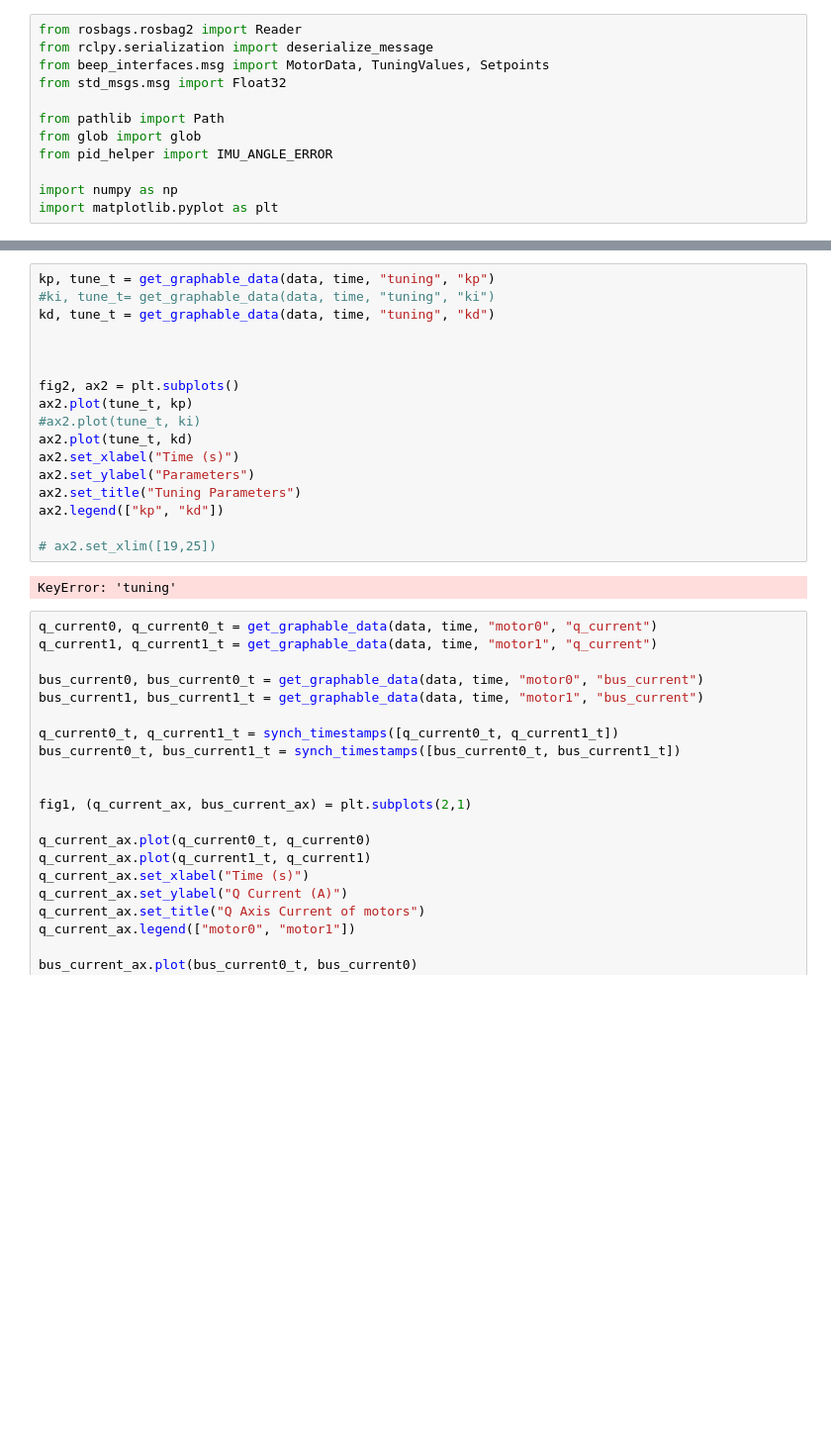
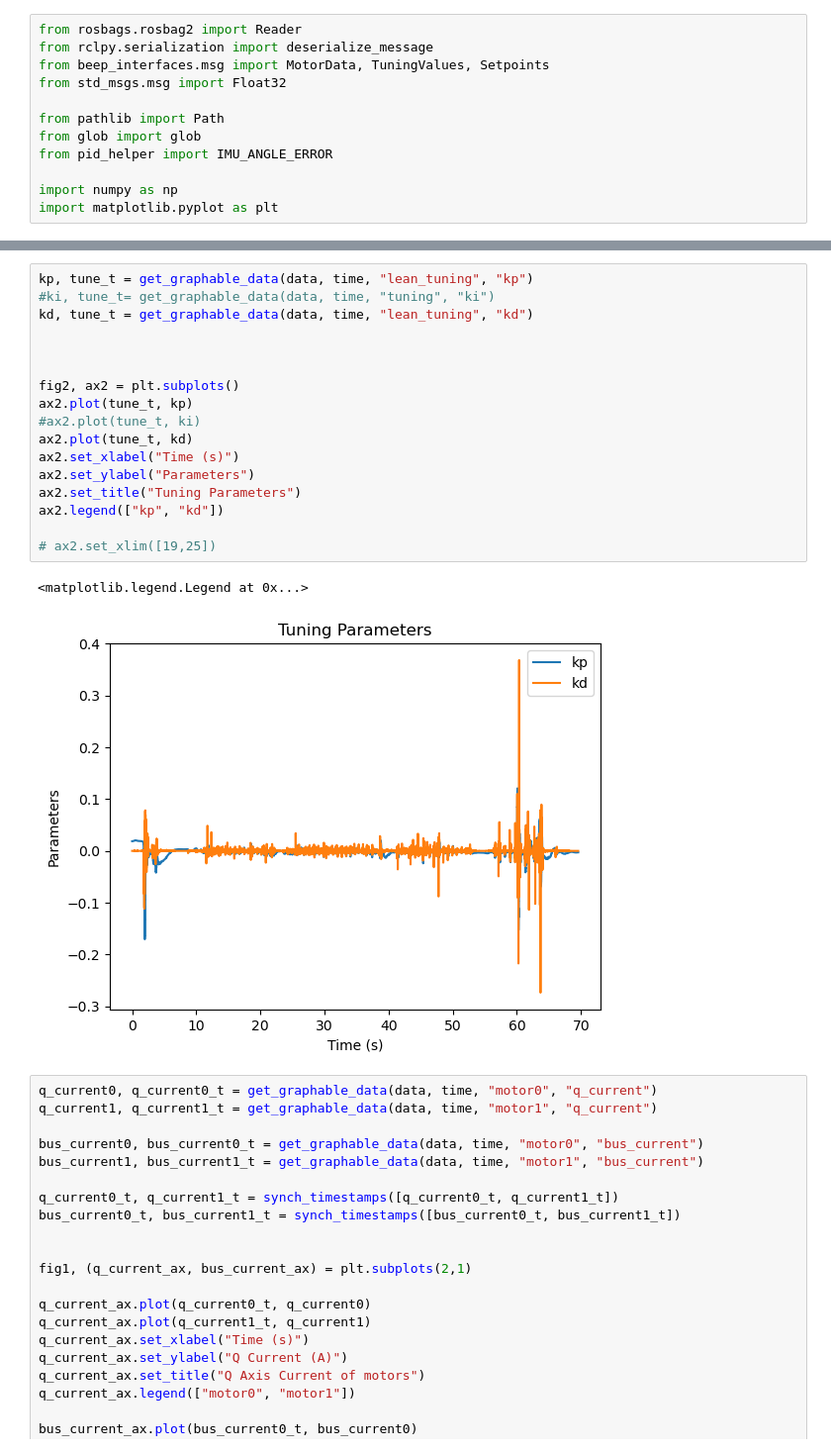
Before and after one commit to Umich-NASA-Big-Idea-Challenge/cargo_beep, a Jupyter notebook: cargo_beep/graph_bags.ipynb, the cells around one changed output, grey strips where cells are left out. Shown: that part at 99% size. Drawn from its saved outputs; the diff is of its cells as text; blank space fills up the shorter version.

```diff
--- a/cargo_beep/graph_bags.ipynb
+++ b/cargo_beep/graph_bags.ipynb
@@ -99,22 +124,23 @@ plt.legend(["lean_angle", "setpoint"])
 # %%
-kp, tune_t = get_graphable_data(data, time, "tuning", "kp")
+kp, tune_t = get_graphable_data(data, time, "lean_tuning", "kp")
 #ki, tune_t= get_graphable_data(data, time, "tuning", "ki")
-kd, tune_t = get_graphable_data(data, time, "tuning", "kd")
+kd, tune_t = get_graphable_data(data, time, "lean_tuning", "kd")
 
 
 
 fig2, ax2 = plt.subplots()
 ax2.plot(tune_t, kp)
 #ax2.plot(tune_t, ki)
 ax2.plot(tune_t, kd)
 ax2.set_xlabel("Time (s)")
 ax2.set_ylabel("Parameters")
 ax2.set_title("Tuning Parameters")
 ax2.legend(["kp", "kd"])
 
 # ax2.set_xlim([19,25])
 # %% [output]
-KeyError: 'tuning'
+<matplotlib.legend.Legend at 0x...>
+[figure, added]
 # %%
 q_current0, q_current0_t = get_graphable_data(data, time, "motor0", "q_current")
 q_current1, q_current1_t = get_graphable_data(data, time, "motor1", "q_current")
```
Also changed, not shown: parts of 4 cells of this notebook, 6 other files.
